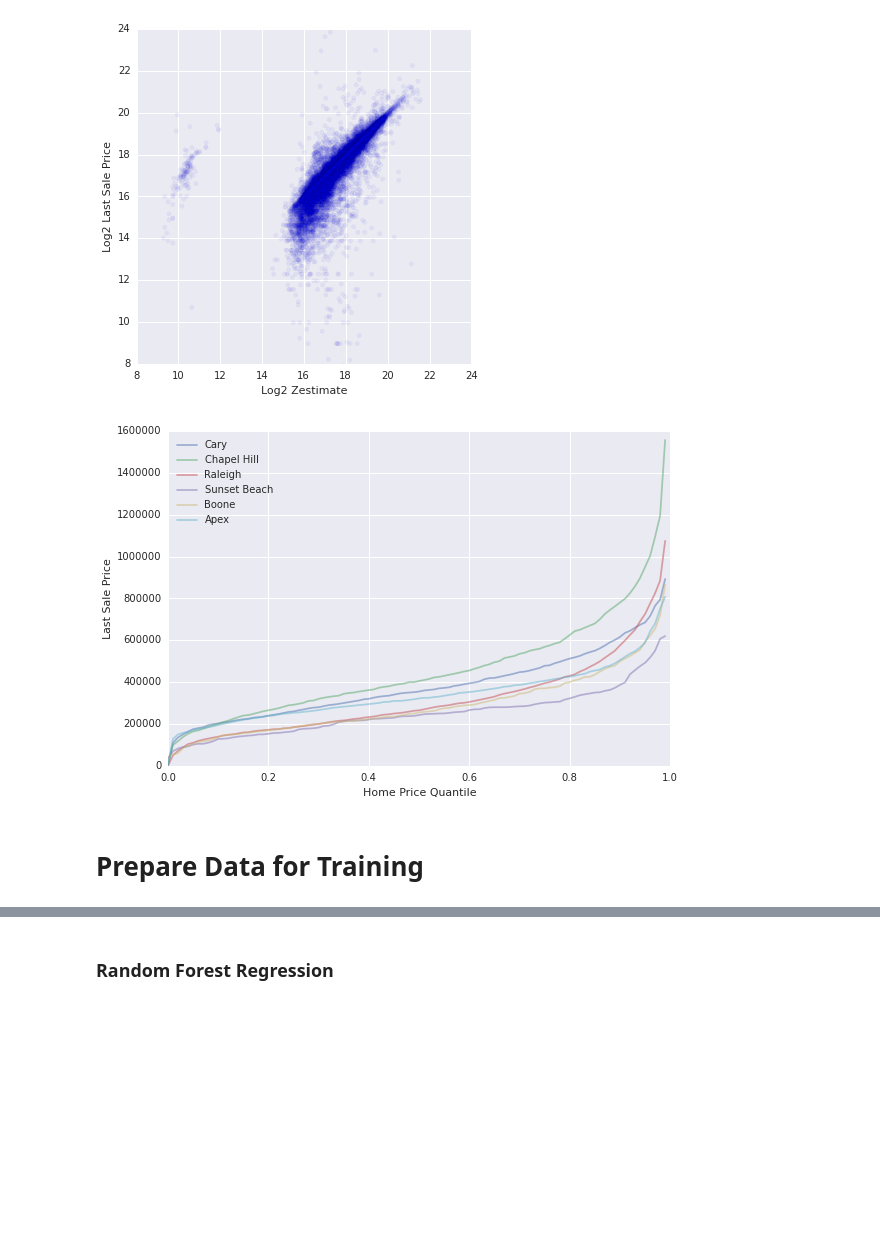
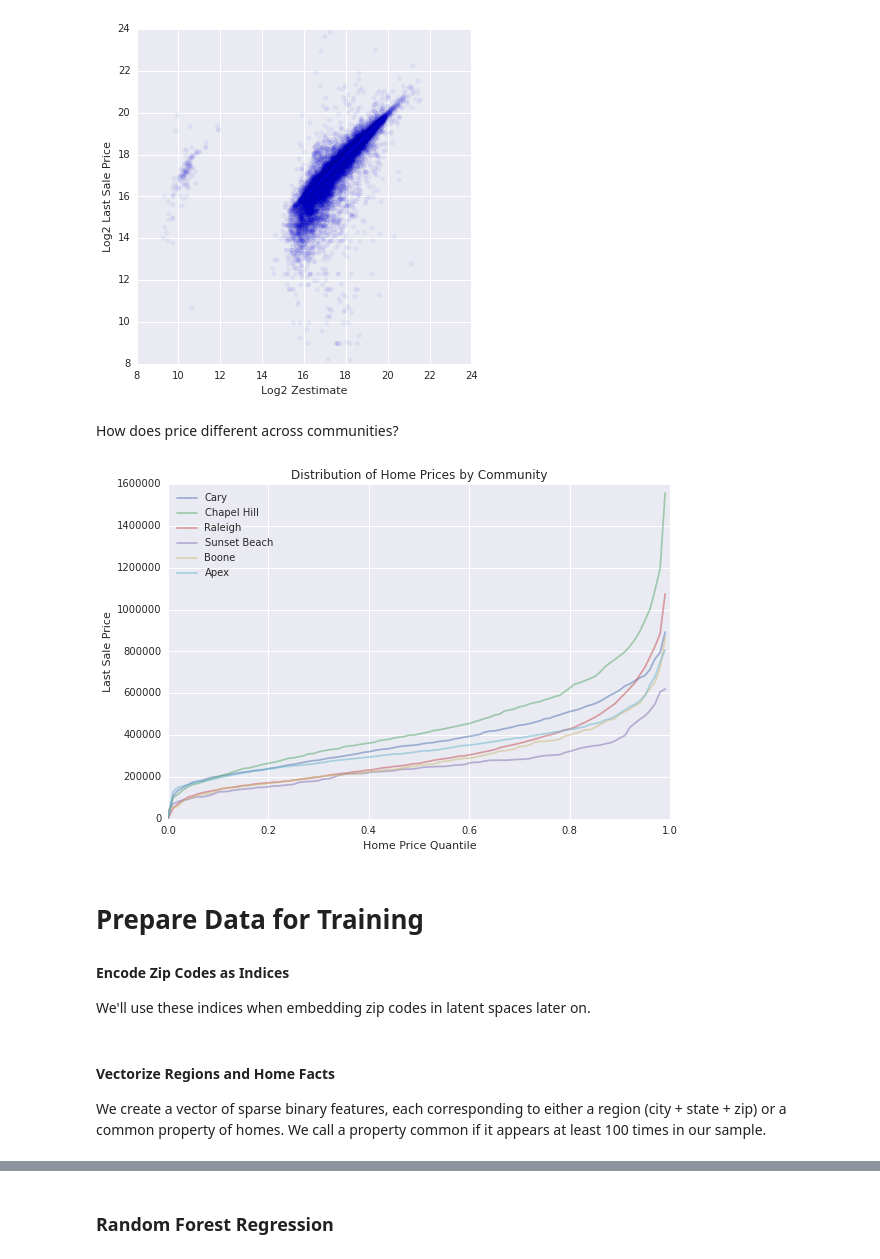
Before and after one commit to jeffschecter/sandbox, a Jupyter notebook: zillow/zillow.ipynb, the cells around one changed output, grey strips where cells are left out. Drawn from its saved outputs; the diff is of its cells as text; code cells hidden in the pictures; blank space fills up the shorter version.

```diff
--- a/zillow/zillow.ipynb
+++ b/zillow/zillow.ipynb
@@ -49,26 +70,34 @@ plt.ylim(8, 24)
 plt.show()
 # %% [output]
 [figure]
+# %% [markdown]
+How does price different across communities?
 # %%
 QUANTILES = np.arange(0, 1, 0.01)
 
 def GetSaleQuantilesForCity(city):
     return df[df.city == city].last_sold.quantile(QUANTILES)
 
 figsize(9, 6)
 for city in ("Cary", "Chapel Hill", "Raleigh", "Sunset Beach", "Boone", "Apex"):
     plt.plot(
         QUANTILES, GetSaleQuantilesForCity(city),
         label=city, alpha=0.5)
 plt.legend(loc="upper left")
 plt.xlabel("Home Price Quantile")
 plt.ylabel("Last Sale Price")
+plt.title("Distribution of Home Prices by Community")
 plt.show()
 # %% [output]
-[figure, old version]
+[figure, new version]
-# %% [markdown]
-# Prepare Data for Training
+# %% [markdown]
+# Prepare Data for Training
+#### Encode Zip Codes as Indices
+We'll use these indices when embedding zip codes in latent spaces later on.
 # %%
 df["region"] = df.city + df.state + df.zip.astype(str)
 region_encoder = dict((r, n) for n, r in enumerate(df.region.unique()))
 df["region_code"] = df.region.map(lambda r: region_encoder[r])
+# %% [markdown]
+#### Vectorize Regions and Home Facts
+We create a vector of sparse binary features, each corresponding to either a region (city + state + zip) or a common property of homes. We call a property common if it appears at least 100 times in our sample.
```
Also changed, not shown: parts of 56 cells of this notebook, 1 other file.
